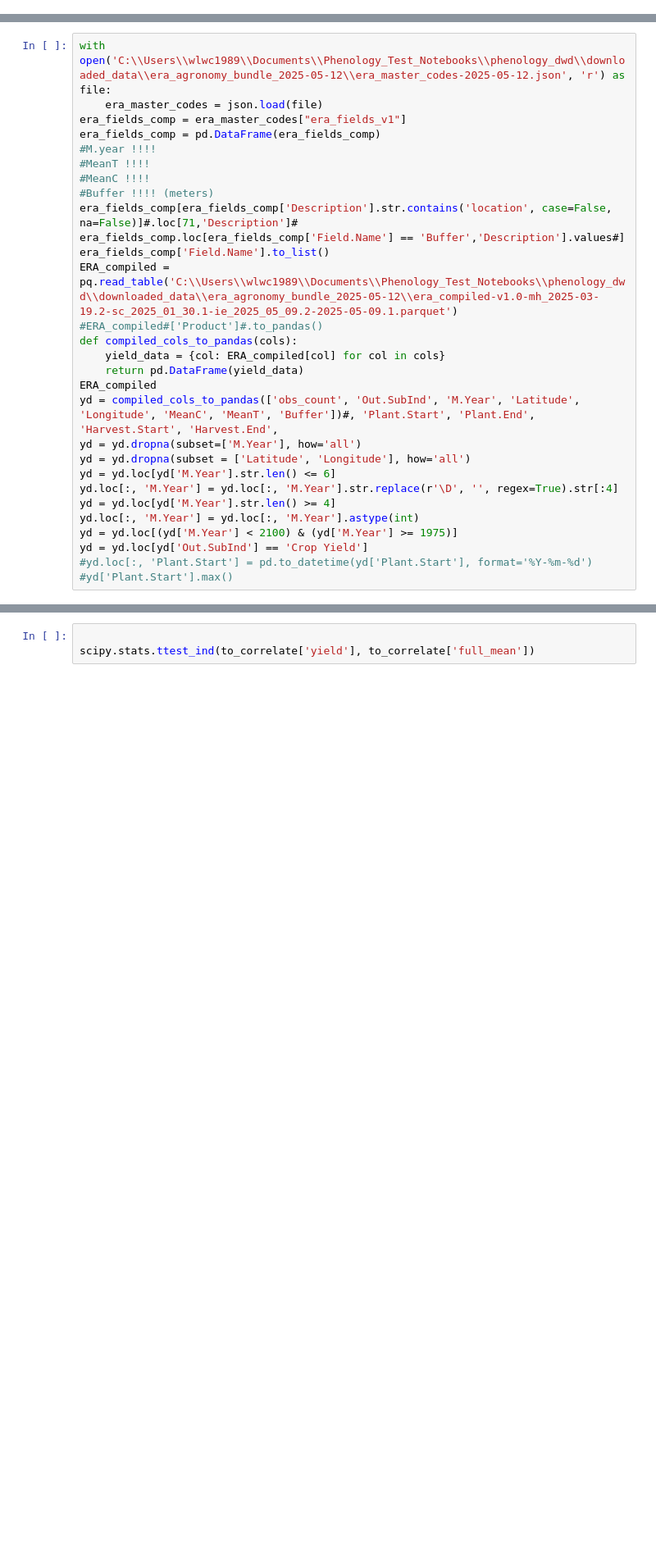
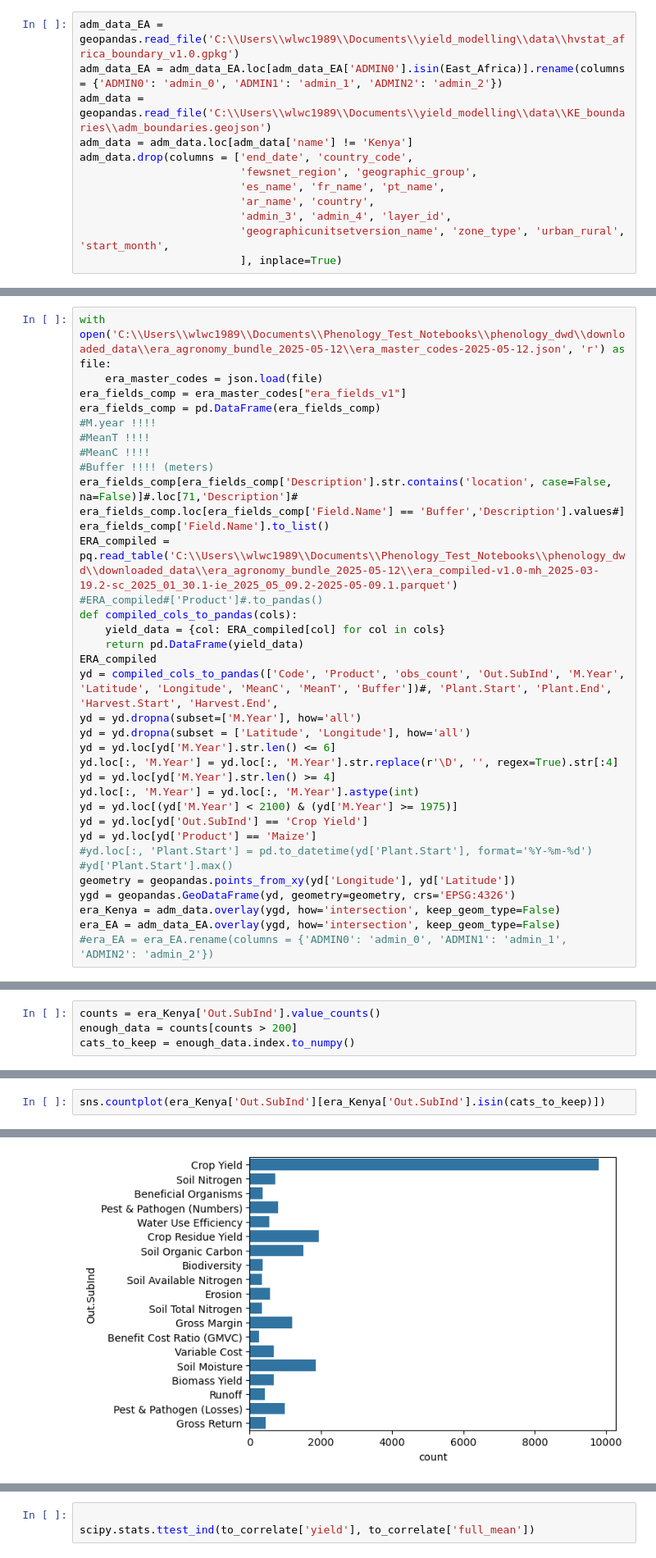
Before and after one commit to MartinP556/yield_modelling, a Jupyter notebook: compare_era_fewsnet.ipynb, the cells around one changed output, grey strips where cells are left out. Shown at 82% size. Cells and saved outputs as stored; diff of their text form; blank space fills up the shorter version.

```diff
--- a/compare_era_fewsnet.ipynb
+++ b/compare_era_fewsnet.ipynb
@@ -27,0 +33,12 @@ import json
+# %%
+adm_data_EA = geopandas.read_file('C:\\Users\\wlwc1989\\Documents\\yield_modelling\\data\\hvstat_africa_boundary_v1.0.gpkg')
+adm_data_EA = adm_data_EA.loc[adm_data_EA['ADMIN0'].isin(East_Africa)].rename(columns = {'ADMIN0': 'admin_0', 'ADMIN1': 'admin_1', 'ADMIN2': 'admin_2'})
+adm_data = geopandas.read_file('C:\\Users\\wlwc1989\\Documents\\yield_modelling\\data\\KE_boundaries\\adm_boundaries.geojson')
+adm_data = adm_data.loc[adm_data['name'] != 'Kenya']
+adm_data.drop(columns = ['end_date', 'country_code',
+                         'fewsnet_region', 'geographic_group',
+                         'es_name', 'fr_name', 'pt_name',
+                         'ar_name', 'country',
+                         'admin_3', 'admin_4', 'layer_id',
+                         'geographicunitsetversion_name', 'zone_type', 'urban_rural', 'start_month',
+                         ], inplace=True)
@@ -47,7 +73,7 @@ def compiled_cols_to_pandas(cols):
     yield_data = {col: ERA_compiled[col] for col in cols}
     return pd.DataFrame(yield_data)
 ERA_compiled
-yd = compiled_cols_to_pandas(['obs_count', 'Out.SubInd', 'M.Year', 'Latitude', 'Longitude', 'MeanC', 'MeanT', 'Buffer'])#, 'Plant.Start', 'Plant.End', 'Harvest.Start', 'Harvest.End',
+yd = compiled_cols_to_pandas(['Code', 'Product', 'obs_count', 'Out.SubInd', 'M.Year', 'Latitude', 'Longitude', 'MeanC', 'MeanT', 'Buffer'])#, 'Plant.Start', 'Plant.End', 'Harvest.Start', 'Harvest.End',
 yd = yd.dropna(subset=['M.Year'], how='all')
 yd = yd.dropna(subset = ['Latitude', 'Longitude'], how='all')
 yd = yd.loc[yd['M.Year'].str.len() <= 6]
@@ -56,5 +82,11 @@ yd = yd.loc[yd['M.Year'].str.len() >= 4]
 yd.loc[:, 'M.Year'] = yd.loc[:, 'M.Year'].astype(int)
 yd = yd.loc[(yd['M.Year'] < 2100) & (yd['M.Year'] >= 1975)]
 yd = yd.loc[yd['Out.SubInd'] == 'Crop Yield']
+yd = yd.loc[yd['Product'] == 'Maize']
 #yd.loc[:, 'Plant.Start'] = pd.to_datetime(yd['Plant.Start'], format='%Y-%m-%d')
 #yd['Plant.Start'].max()
+geometry = geopandas.points_from_xy(yd['Longitude'], yd['Latitude'])
+ygd = geopandas.GeoDataFrame(yd, geometry=geometry, crs='EPSG:4326')
+era_Kenya = adm_data.overlay(ygd, how='intersection', keep_geom_type=False)
+era_EA = adm_data_EA.overlay(ygd, how='intersection', keep_geom_type=False)
+#era_EA = era_EA.rename(columns = {'ADMIN0': 'admin_0', 'ADMIN1': 'admin_1', 'ADMIN2': 'admin_2'})
@@ -79,0 +157,4 @@ ygd = geopandas.GeoDataFrame(yd, geometry=geometry, crs='EPSG:4326')
+# %%
+counts = era_Kenya['Out.SubInd'].value_counts()
+enough_data = counts[counts > 200]
+cats_to_keep = enough_data.index.to_numpy()
@@ -79,0 +185,3 @@ ygd = geopandas.GeoDataFrame(yd, geometry=geometry, crs='EPSG:4326')
+# %%
+sns.countplot(era_Kenya['Out.SubInd'][era_Kenya['Out.SubInd'].isin(cats_to_keep)])
+# %% [output]
@@ -80,3 +189,4 @@ ygd = geopandas.GeoDataFrame(yd, geometry=geometry, crs='EPSG:4326')
+[figure, added]
 # %%
 yield_data = pd.read_csv('C:\\Users\\wlwc1989\\Documents\\yield_modelling\\data\\hvstat_africa_data.csv')
 yield_data = yield_data.loc[(yield_data['product'] == 'Maize')]
```
Also changed, not shown: parts of 52 cells of this notebook, 4 other files.
